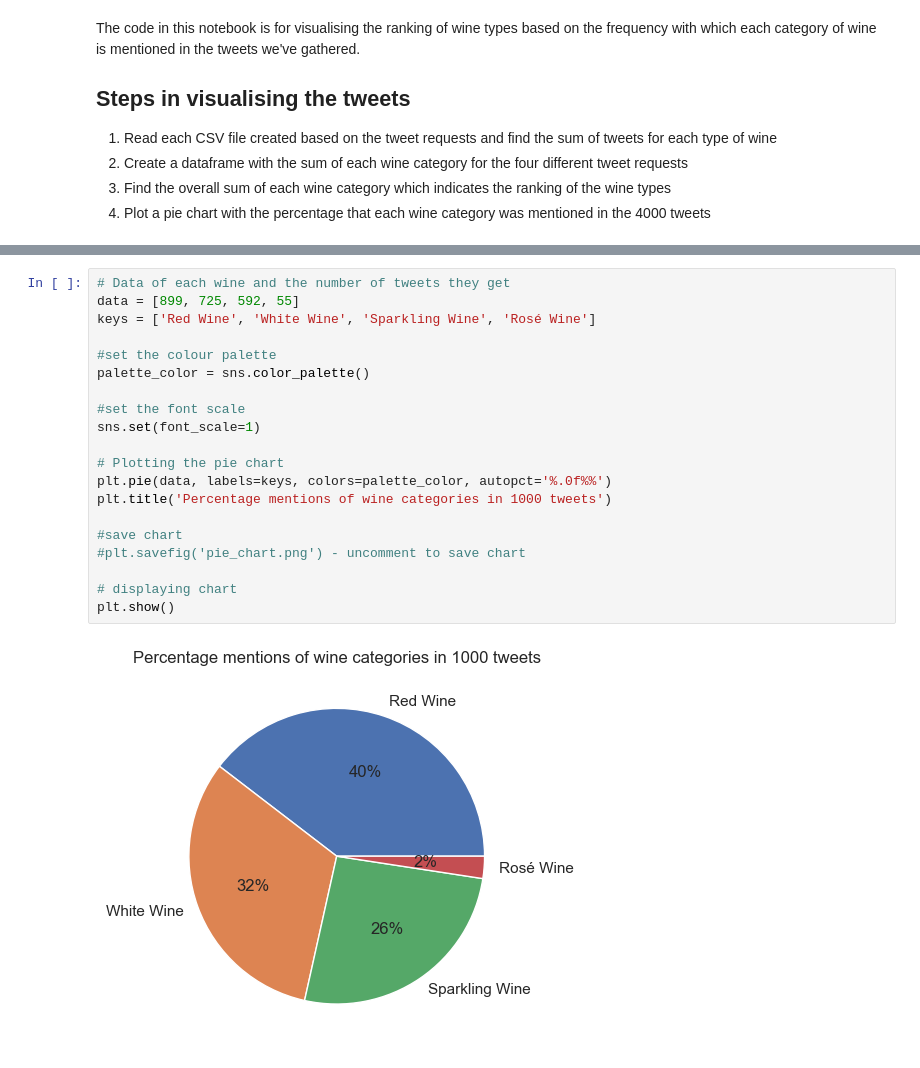
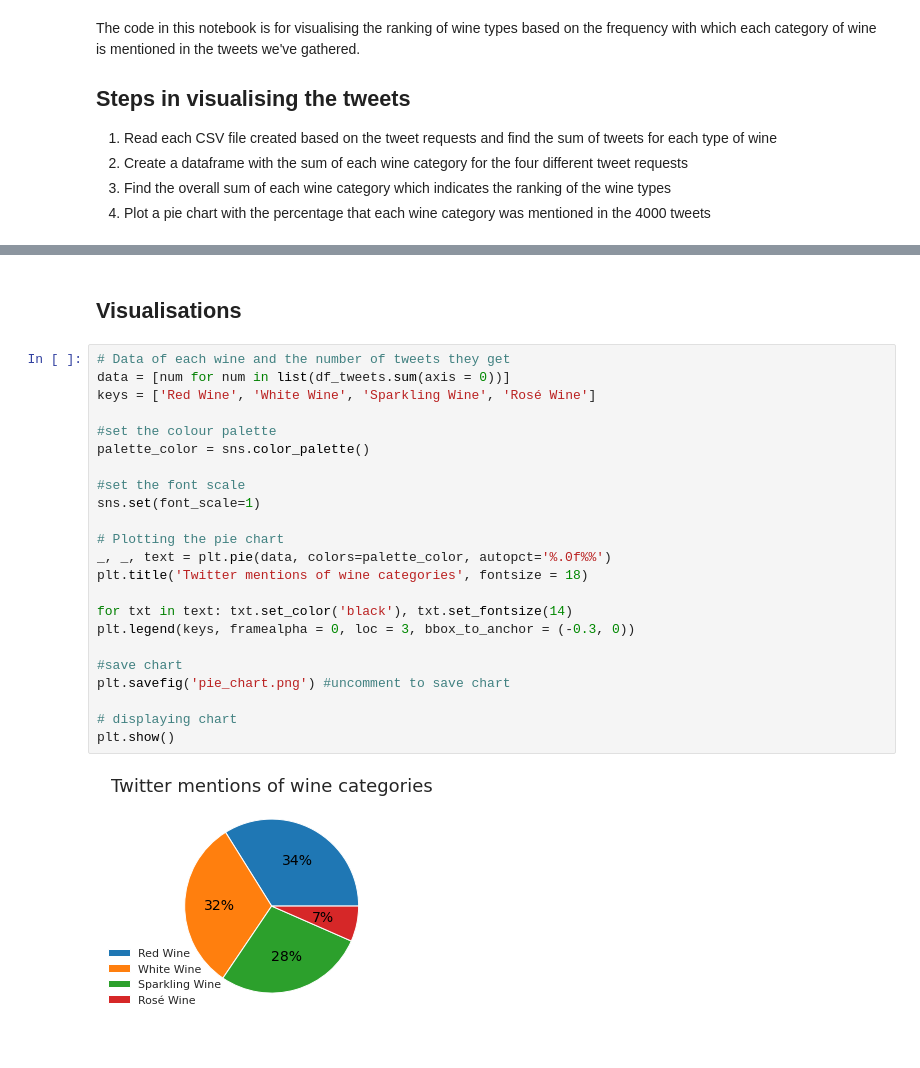
Before and after one commit to theoharket/dtvc_midterm_2022, a Jupyter notebook: Twitter/Twitter API Visualisation.ipynb, the cells around one changed output, grey strips where cells are left out. Saved outputs shown, nothing was run; the diff lists cells and outputs as text.

```diff
--- a/Twitter/Twitter API Visualisation.ipynb
+++ b/Twitter/Twitter API Visualisation.ipynb
@@ -132,22 +138,27 @@ KeyError: 2
+# %% [markdown]
+## Visualisations
 # %%
 # Data of each wine and the number of tweets they get
-data = [899, 725, 592, 55]
+data = [num for num in list(df_tweets.sum(axis = 0))]
 keys = ['Red Wine', 'White Wine', 'Sparkling Wine', 'Rosé Wine']
 
 #set the colour palette
 palette_color = sns.color_palette()
 
 #set the font scale
 sns.set(font_scale=1)
 
 # Plotting the pie chart
-plt.pie(data, labels=keys, colors=palette_color, autopct='%.0f%%')
-plt.title('Percentage mentions of wine categories in 1000 tweets')
+_, _, text = plt.pie(data, colors=palette_color, autopct='%.0f%%')
+plt.title('Twitter mentions of wine categories', fontsize = 18)
+
+for txt in text: txt.set_color('black'), txt.set_fontsize(14)
+plt.legend(keys, framealpha = 0, loc = 3, bbox_to_anchor = (-0.3, 0))
 
 #save chart
-#plt.savefig('pie_chart.png') - uncomment to save chart
+plt.savefig('pie_chart.png') #uncomment to save chart
 
 # displaying chart
 plt.show()
 # %% [output]
-[figure, old version]
+[figure, new version]
```
Also changed, not shown: parts of 13 cells of this notebook, 44 other files.
